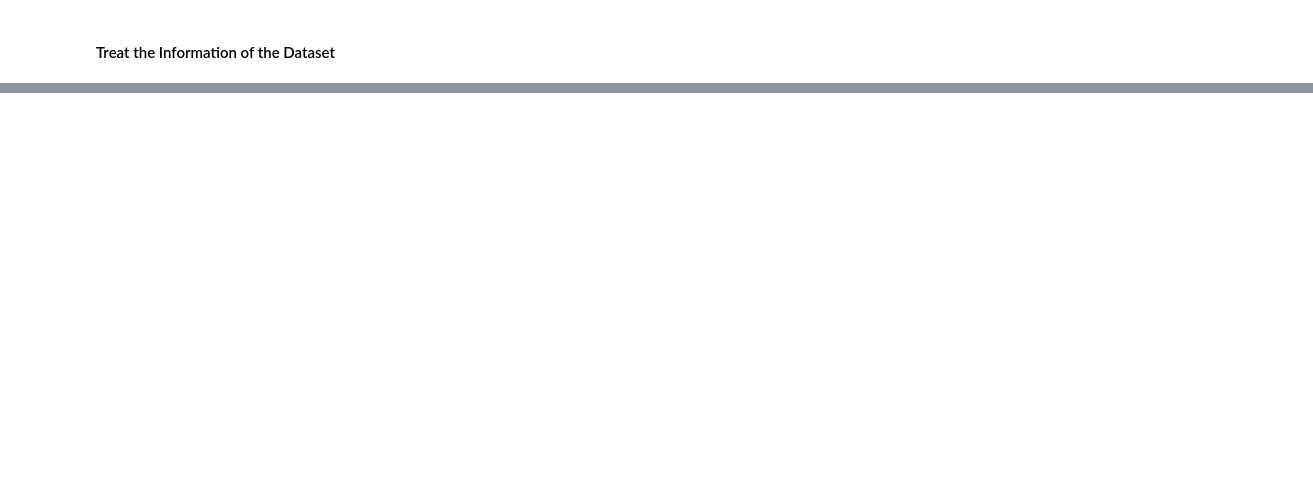
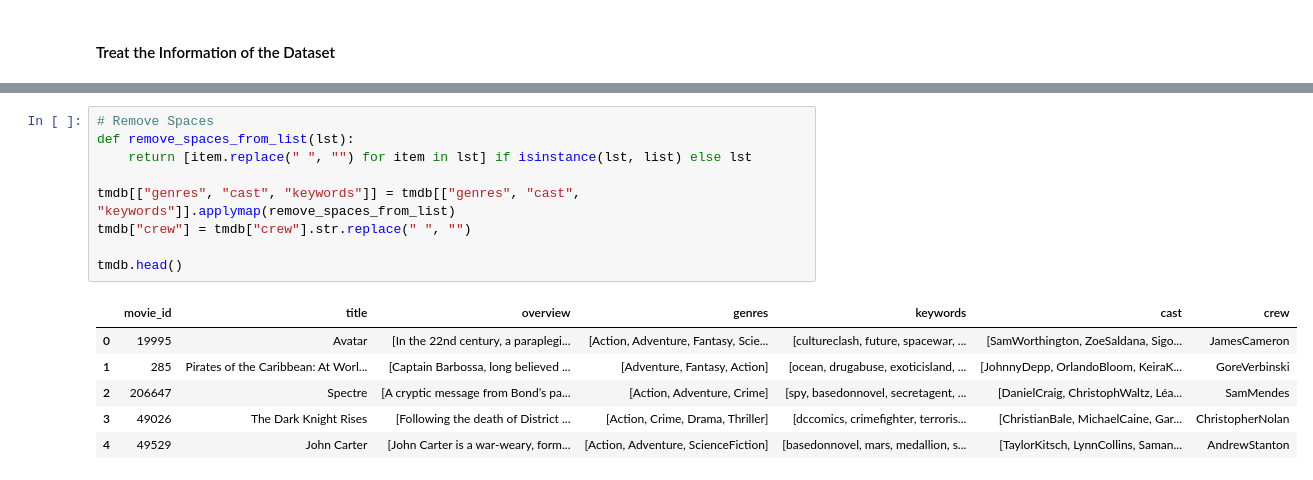
Before and after one commit to athousanddetails/gustavolima-kkneighbours, a Jupyter notebook: src/explore.ipynb, the cells around one changed output, grey strips where cells are left out. Saved outputs shown, nothing was run; the diff lists cells and outputs as text; blank space fills up the shorter version.

```diff
--- a/src/explore.ipynb
+++ b/src/explore.ipynb
@@ -117,0 +135,16 @@ moviesDB
+# %%
+# Remove Spaces
+def remove_spaces_from_list(lst):
+    return [item.replace(" ", "") for item in lst] if isinstance(lst, list) else lst
+
+tmdb[["genres", "cast", "keywords"]] = tmdb[["genres", "cast", "keywords"]].applymap(remove_spaces_from_list)
+tmdb["crew"] = tmdb["crew"].str.replace(" ", "")
+
+tmdb.head()
+# %% [output]
+|  | movie_id | title | overview | genres | keywords | cast | crew |
+| 0 | 19995 | Avatar | [In the 22nd century, a paraplegi... | [Action, Adventure, Fantasy, Scie... | [cultureclash, future, spacewar, ... | [SamWorthington, ZoeSaldana, Sigo... | JamesCameron |
+| 1 | 285 | Pirates of the Caribbean: At Worl... | [Captain Barbossa, long believed ... | [Adventure, Fantasy, Action] | [ocean, drugabuse, exoticisland, ... | [JohnnyDepp, OrlandoBloom, KeiraK... | GoreVerbinski |
+| 2 | 206647 | Spectre | [A cryptic message from Bond’s pa... | [Action, Adventure, Crime] | [spy, basedonnovel, secretagent, ... | [DanielCraig, ChristophWaltz, Léa... | SamMendes |
+| 3 | 49026 | The Dark Knight Rises | [Following the death of District ... | [Action, Crime, Drama, Thriller] | [dccomics, crimefighter, terroris... | [ChristianBale, MichaelCaine, Gar... | ChristopherNolan |
+| 4 | 49529 | John Carter | [John Carter is a war-weary, form... | [Action, Adventure, ScienceFiction] | [basedonnovel, mars, medallion, s... | [TaylorKitsch, LynnCollins, Saman... | AndrewStanton |
```
Also changed, not shown: parts of 12 cells of this notebook, 1 other file.
